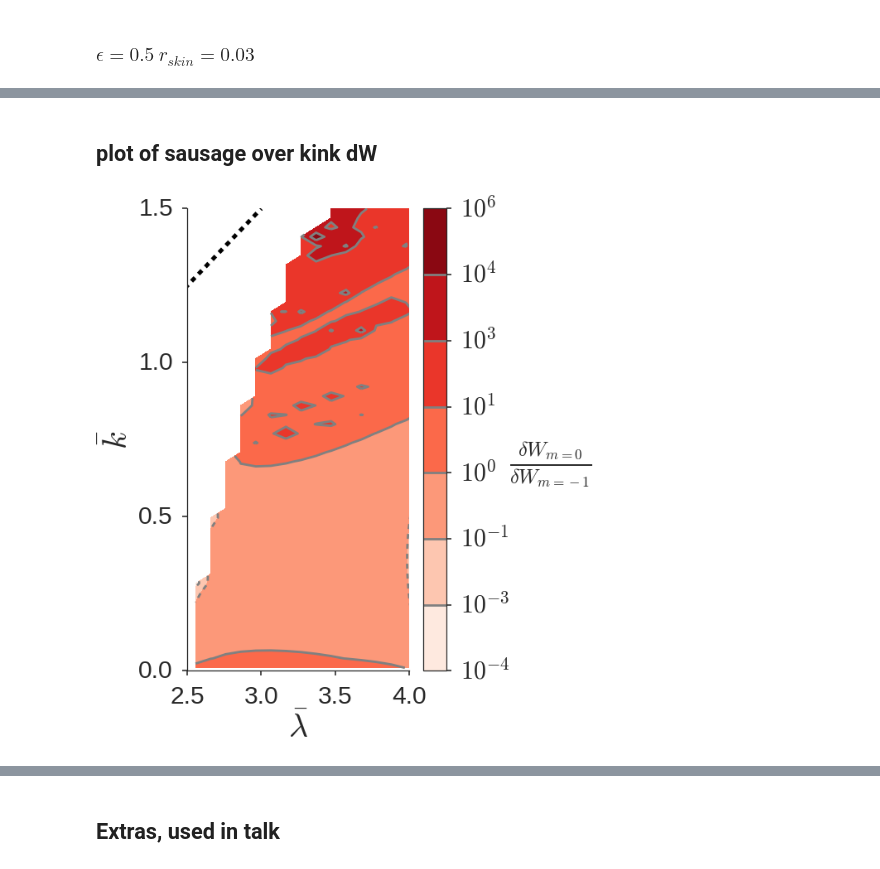
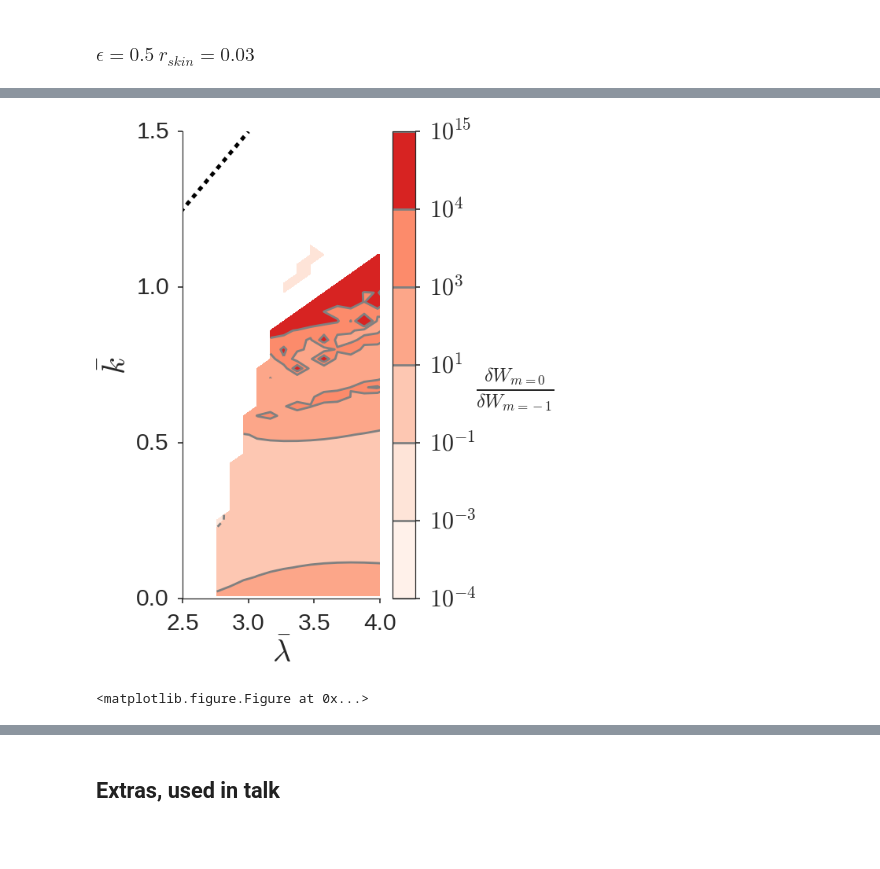
Before and after one commit to jensv/fluxtubestability, a Jupyter notebook: ipython_notebooks/paper_figures.ipynb, the cells around one changed output, grey strips where cells are left out. Saved outputs shown, nothing was run; the diff lists cells and outputs as text; code cells hidden in the pictures; blank space fills up the shorter version.

Commit message:
Update paper figures.

```diff
--- a/ipython_notebooks/paper_figures.ipynb
+++ b/ipython_notebooks/paper_figures.ipynb
@@ -744,9 +849,10 @@ plot.plot_lambda_k_space_dw('../../output/2016-01-31-13-24/meshes.npz',
-# %% [markdown]
-## plot of sausage over kink dW
 # %%
-fig = plt.figure(figsize=(6,10))
+fig = plt.figure(figsize=(8,10))
 
-plot.sausage_kink_ratio('../../output/2016-01-31-13-02/meshes.npz',
-                        xy_limits=[0, 1.5, 2.5, 4], cmap="Reds")
+plot.sausage_kink_ratio('../../output/2016-02-07-11-15/meshes.npz',
+                        xy_limits=[0, 1.5, 2.5, 4], cmap="Reds",
+                        levels=[-4, -3, -1, 1, 3, 4, 15])
+plt.savefig('figure2f.png')
 # %% [output]
-[figure, old version]
+[figure, new version]
+<matplotlib.figure.Figure at 0x...>
```
Also changed, not shown: parts of 26 cells of this notebook.
